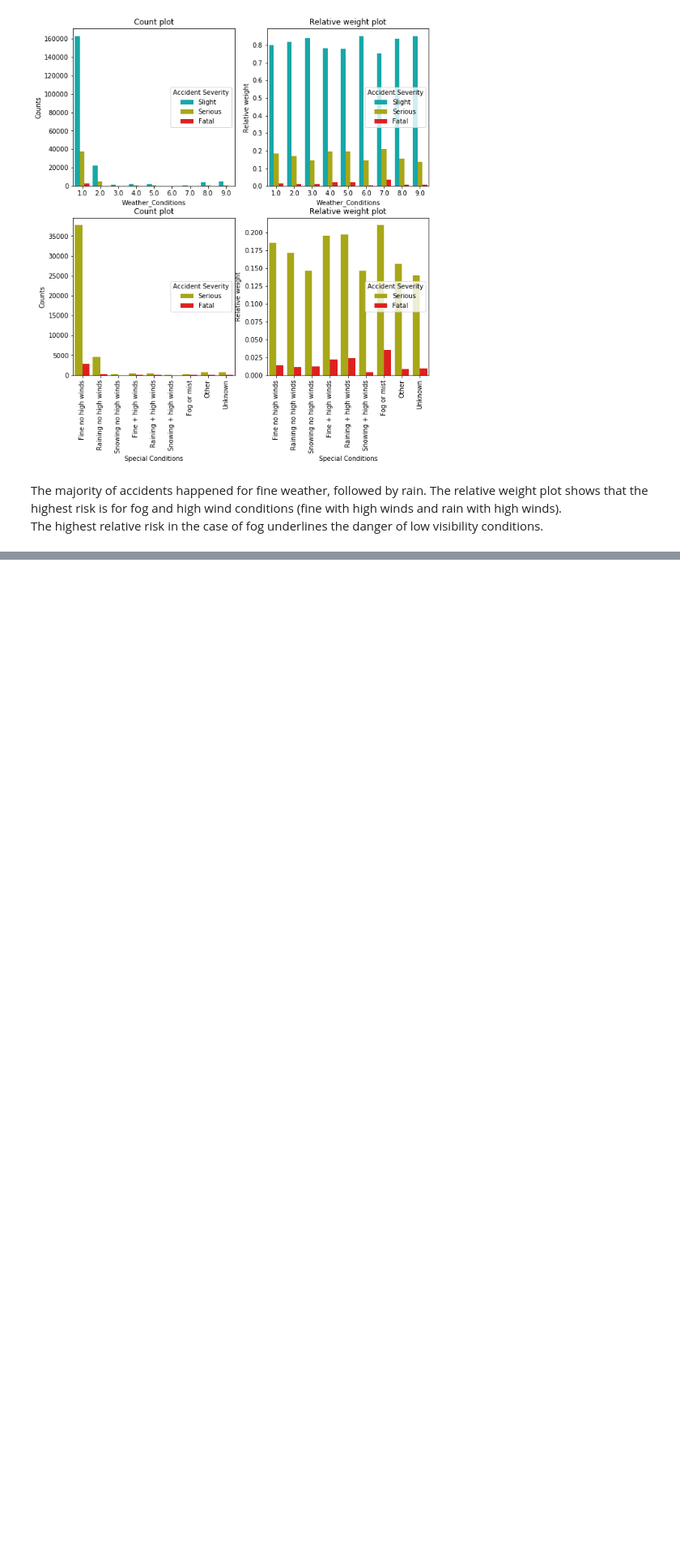
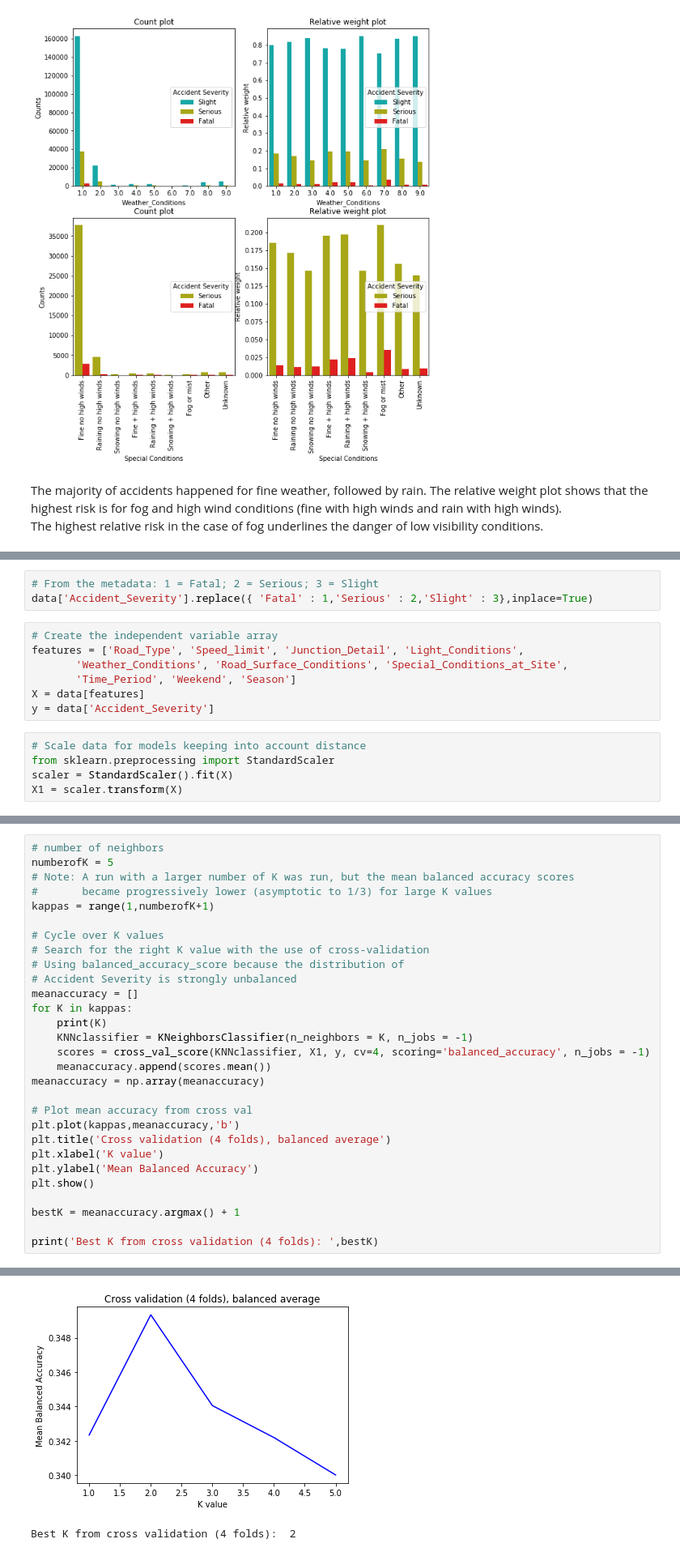
Before and after one commit to AntonioBL/Coursera_Capstone, a Jupyter notebook: capstone.ipynb, the cells around one changed output, grey strips where cells are left out. Shown at 81% size. Cells and saved outputs as stored; diff of their text form; blank space fills up the shorter version.

Commit message:
Add model evaluation and test - final comments still missing

```diff
--- a/capstone.ipynb
+++ b/capstone.ipynb
@@ -780,0 +800,15 @@ The highest relative risk in the case of fog underlines the danger of low visibi
+# %%
+# From the metadata: 1 = Fatal; 2 = Serious; 3 = Slight
+data['Accident_Severity'].replace({ 'Fatal' : 1,'Serious' : 2,'Slight' : 3},inplace=True)
+# %%
+# Create the independent variable array
+features = ['Road_Type', 'Speed_limit', 'Junction_Detail', 'Light_Conditions',
+       'Weather_Conditions', 'Road_Surface_Conditions', 'Special_Conditions_at_Site',
+       'Time_Period', 'Weekend', 'Season']
+X = data[features]
+y = data['Accident_Severity']
+# %%
+# Scale data for models keeping into account distance
+from sklearn.preprocessing import StandardScaler
+scaler = StandardScaler().fit(X)
+X1 = scaler.transform(X)
@@ -780,0 +830,30 @@ The highest relative risk in the case of fog underlines the danger of low visibi
+# %%
+# number of neighbors
+numberofK = 5
+# Note: A run with a larger number of K was run, but the mean balanced accuracy scores
+#       became progressively lower (asymptotic to 1/3) for large K values
+kappas = range(1,numberofK+1)
+
+# Cycle over K values
+# Search for the right K value with the use of cross-validation
+# Using balanced_accuracy_score because the distribution of
+# Accident Severity is strongly unbalanced
+meanaccuracy = []
+for K in kappas:
+    print(K)
+    KNNclassifier = KNeighborsClassifier(n_neighbors = K, n_jobs = -1)
+    scores = cross_val_score(KNNclassifier, X1, y, cv=4, scoring='balanced_accuracy', n_jobs = -1)
+    meanaccuracy.append(scores.mean())
+meanaccuracy = np.array(meanaccuracy)
+
+# Plot mean accuracy from cross val
+plt.plot(kappas,meanaccuracy,'b')
+plt.title('Cross validation (4 folds), balanced average')
+plt.xlabel('K value')
+plt.ylabel('Mean Balanced Accuracy')
+plt.show()
+
+bestK = meanaccuracy.argmax() + 1
+
+print('Best K from cross validation (4 folds): ',bestK)
+# %% [output]
@@ -780,0 +865,2 @@ The highest relative risk in the case of fog underlines the danger of low visibi
+[figure, added]
+Best K from cross validation (4 folds):  2
```
Also changed, not shown: parts of 58 cells of this notebook.
